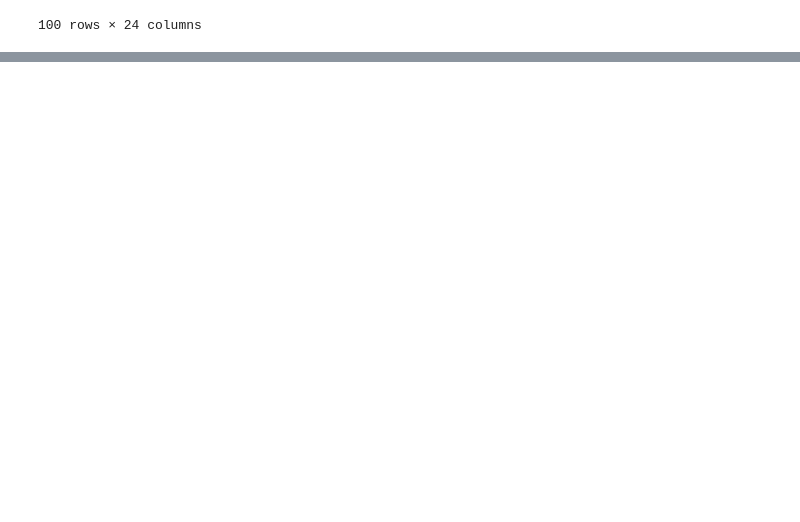
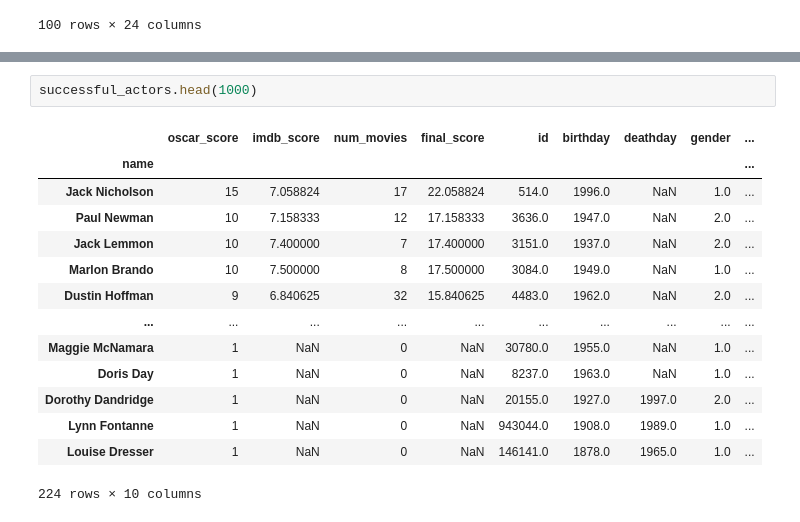
Before and after one commit to epfl-ada/ada-2024-project-bluesweater, a Jupyter notebook: src/sections/actor success.ipynb, the cells around one changed output, grey strips where cells are left out. Cells and saved outputs as stored; diff of their text form; blank space fills up the shorter version.

```diff
--- a/src/sections/actor success.ipynb
+++ b/src/sections/actor success.ipynb
@@ -203,0 +305,17 @@ Requirement already satisfied: certifi>=2017.4.17 in /opt/anaconda3/envs/py3-9-1
+# %%
+successful_actors.head(1000)
+# %% [output]
+|  | oscar_score | imdb_score | num_movies | final_score | id | birthday | deathday | gender | ... |
+| name |  |  |  |  |  |  |  |  | ... |
+| Jack Nicholson | 15 | 7.058824 | 17 | 22.058824 | 514.0 | 1996.0 | NaN | 1.0 | ... |
+| Paul Newman | 10 | 7.158333 | 12 | 17.158333 | 3636.0 | 1947.0 | NaN | 2.0 | ... |
+| Jack Lemmon | 10 | 7.400000 | 7 | 17.400000 | 3151.0 | 1937.0 | NaN | 2.0 | ... |
+| Marlon Brando | 10 | 7.500000 | 8 | 17.500000 | 3084.0 | 1949.0 | NaN | 1.0 | ... |
+| Dustin Hoffman | 9 | 6.840625 | 32 | 15.840625 | 4483.0 | 1962.0 | NaN | 2.0 | ... |
+| ... | ... | ... | ... | ... | ... | ... | ... | ... | ... |
+| Maggie McNamara | 1 | NaN | 0 | NaN | 30780.0 | 1955.0 | NaN | 1.0 | ... |
+| Doris Day | 1 | NaN | 0 | NaN | 8237.0 | 1963.0 | NaN | 1.0 | ... |
+| Dorothy Dandridge | 1 | NaN | 0 | NaN | 20155.0 | 1927.0 | 1997.0 | 2.0 | ... |
+| Lynn Fontanne | 1 | NaN | 0 | NaN | 943044.0 | 1908.0 | 1989.0 | 1.0 | ... |
+| Louise Dresser | 1 | NaN | 0 | NaN | 146141.0 | 1878.0 | 1965.0 | 1.0 | ... |
+224 rows × 10 columns
```
Also changed, not shown: parts of 12 cells of this notebook.
